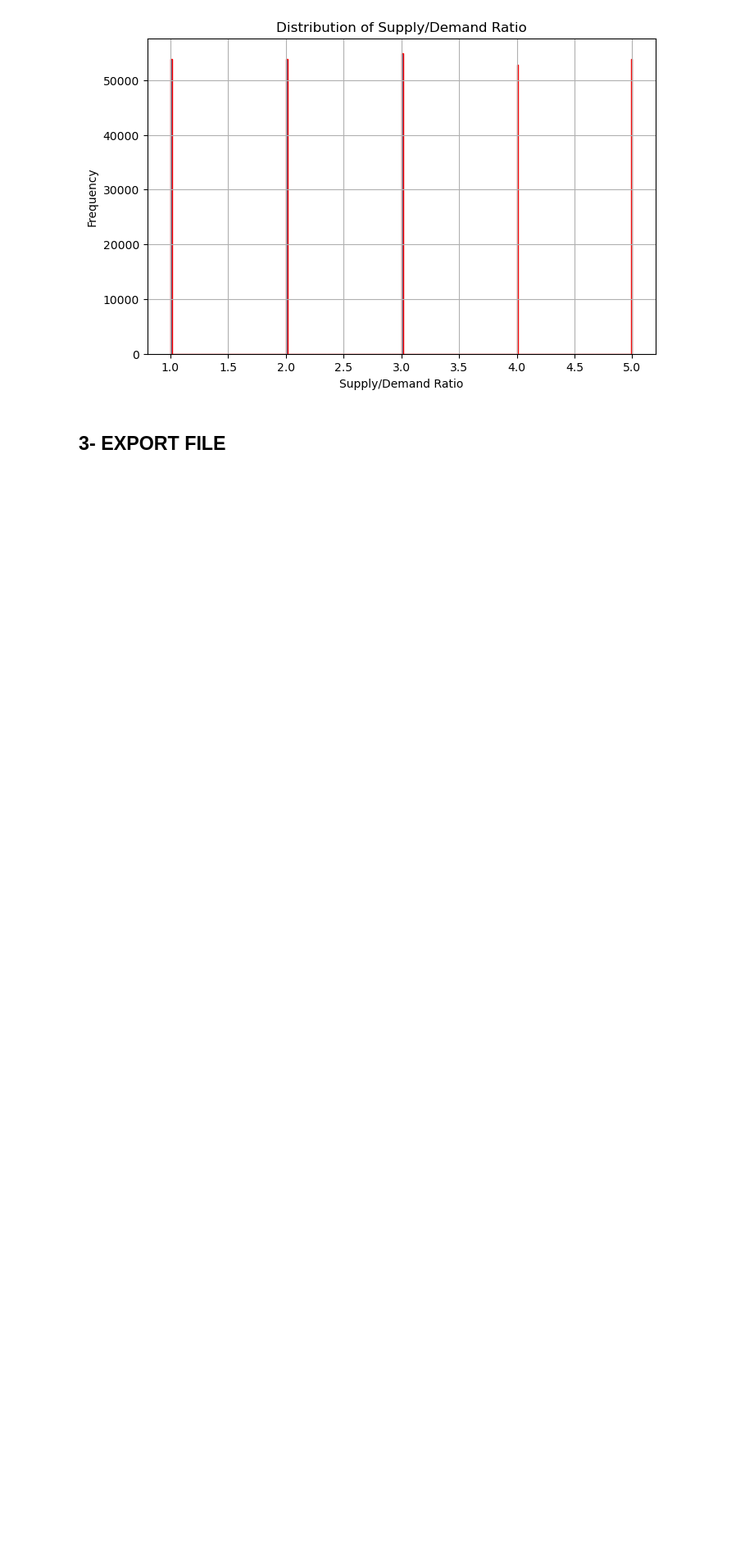
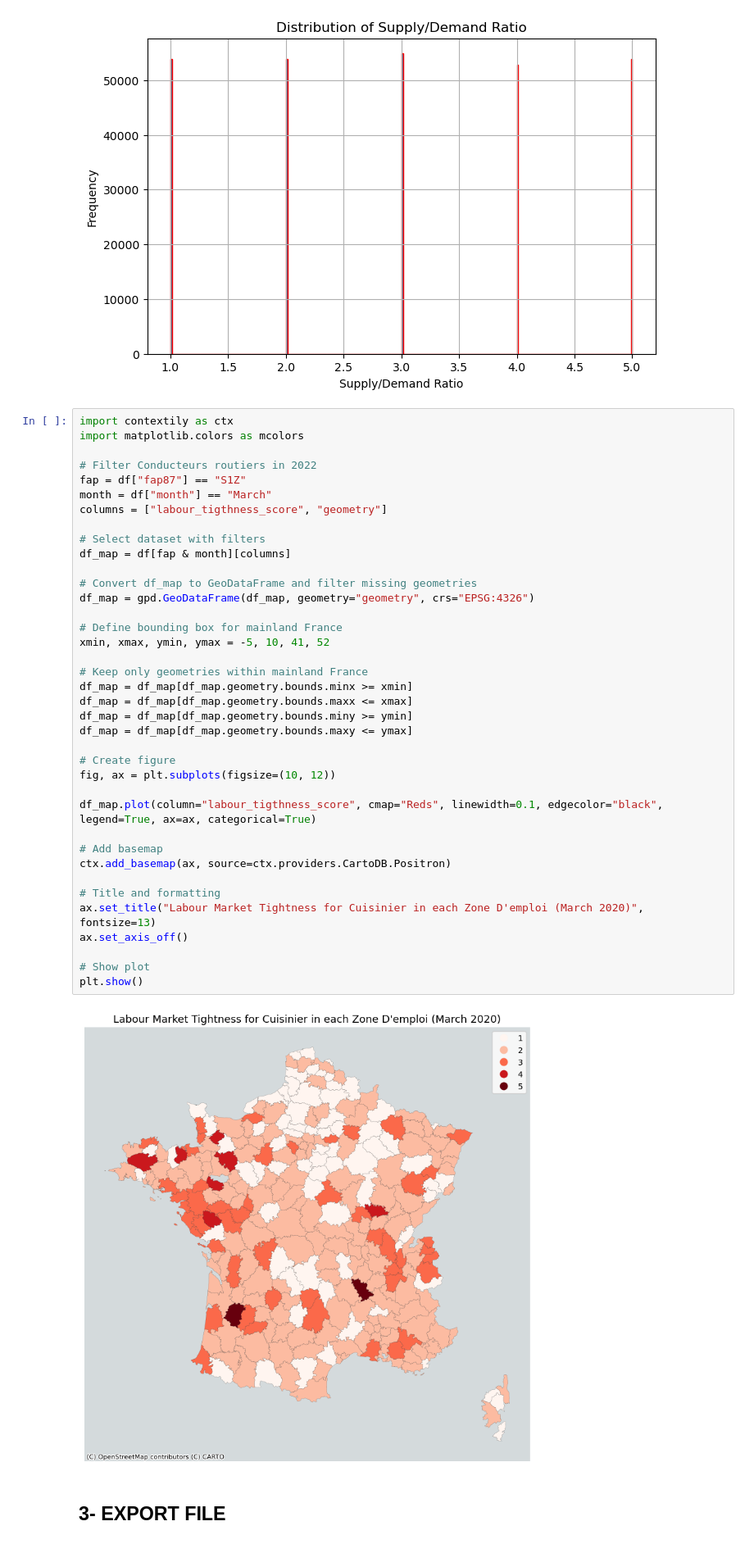
Before and after one commit to cynthia-francis/Project-LabourMarketTensions, a Jupyter notebook: src/ratio_supply_demand_indicator.ipynb, the cells around one changed output. Shown at 82% size. Cells and saved outputs as stored; diff of their text form; blank space fills up the shorter version.

```diff
--- a/src/ratio_supply_demand_indicator.ipynb
+++ b/src/ratio_supply_demand_indicator.ipynb
@@ -191,6 +191,46 @@ plt.title("Distribution of Supply/Demand Ratio")
 plt.show()
 # %% [output]
 [figure]
+# %%
+import contextily as ctx
+import matplotlib.colors as mcolors
+
+# Filter Conducteurs routiers in 2022
+fap = df["fap87"] == "S1Z"
+month = df["month"] == "March"
+columns = ["labour_tigthness_score", "geometry"]
+
+# Select dataset with filters
+df_map = df[fap & month][columns]
+
+# Convert df_map to GeoDataFrame and filter missing geometries
+df_map = gpd.GeoDataFrame(df_map, geometry="geometry", crs="EPSG:4326")
+
+# Define bounding box for mainland France
+xmin, xmax, ymin, ymax = -5, 10, 41, 52
+
+# Keep only geometries within mainland France
+df_map = df_map[df_map.geometry.bounds.minx >= xmin]
+df_map = df_map[df_map.geometry.bounds.maxx <= xmax]
+df_map = df_map[df_map.geometry.bounds.miny >= ymin]
+df_map = df_map[df_map.geometry.bounds.maxy <= ymax]
+
+# Create figure
+fig, ax = plt.subplots(figsize=(10, 12))
+
+df_map.plot(column="labour_tigthness_score", cmap="Reds", linewidth=0.1, edgecolor="black", legend=True, ax=ax, categorical=True)
+
+# Add basemap
+ctx.add_basemap(ax, source=ctx.providers.CartoDB.Positron)
+
+# Title and formatting
+ax.set_title("Labour Market Tightness for Cuisinier in each Zone D'emploi (March 2020)", fontsize=13)
+ax.set_axis_off()
+
+# Show plot
+plt.show()
+# %% [output]
+[figure, added]
 # %% [markdown]
 ## 3- EXPORT FILE
 # %%
```
Also changed, not shown: 4 other files.
